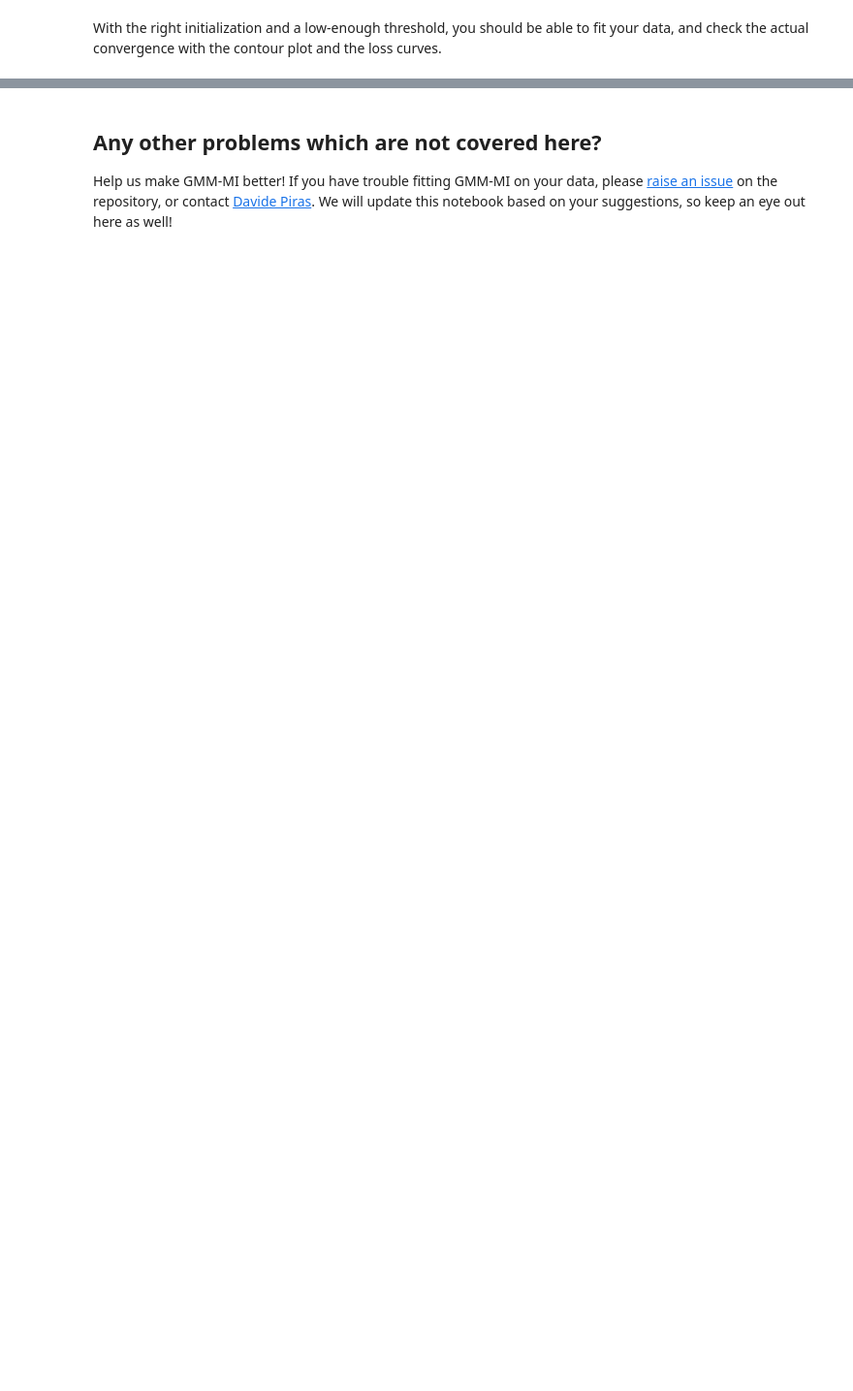
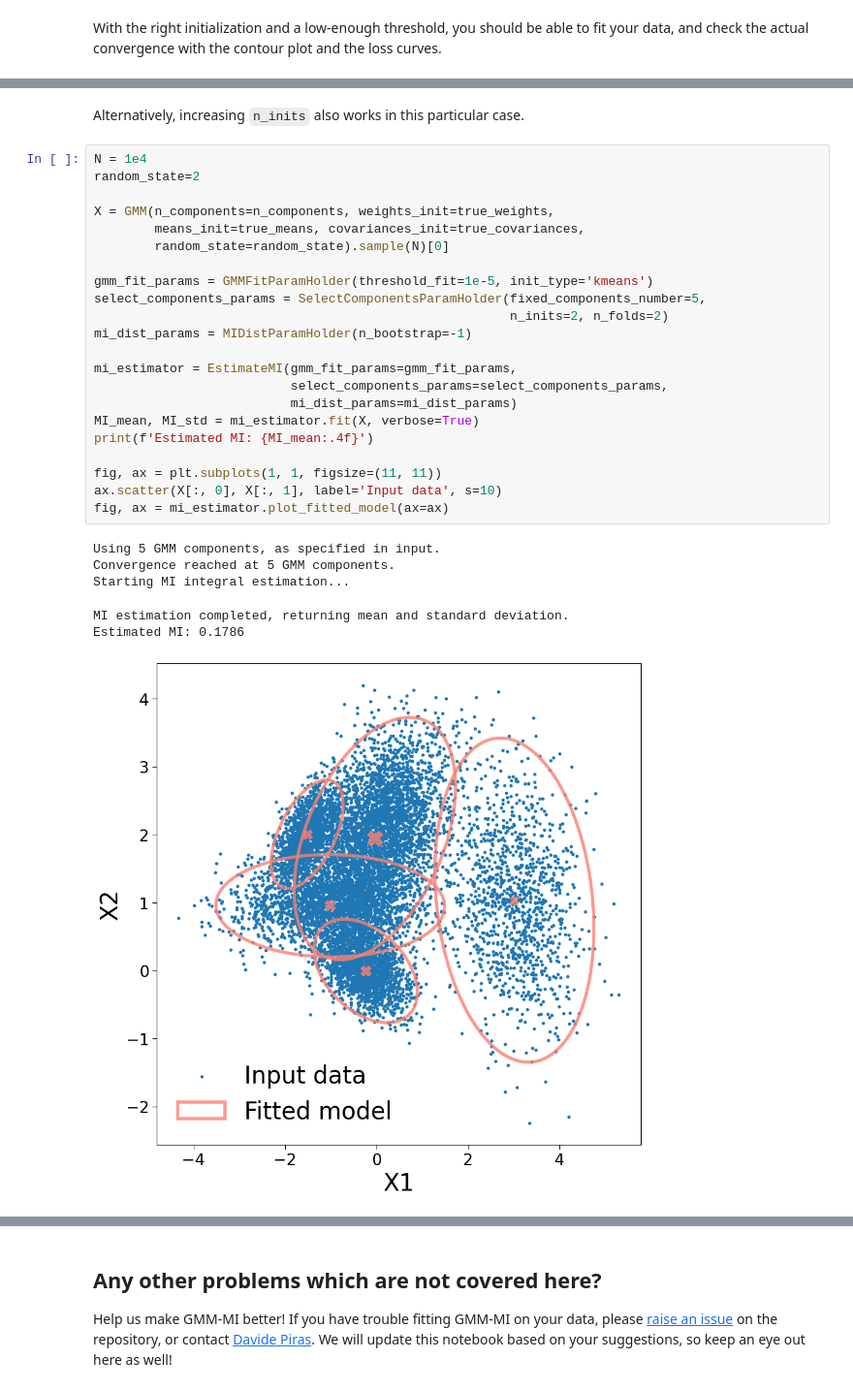
Before and after one commit to dpiras/GMM-MI, a Jupyter notebook: notebooks/walkthrough_and_pitfalls.ipynb, the cells around one changed output, grey strips where cells are left out. Shown at 97% size. Drawn from its saved outputs; the diff is of its cells as text; blank space fills up the shorter version.

```diff
--- a/notebooks/walkthrough_and_pitfalls.ipynb
+++ b/notebooks/walkthrough_and_pitfalls.ipynb
@@ -310 +409,32 @@ With the right initialization and a low-enough threshold, you should be able to
+# %% [markdown]
+Alternatively, increasing `n_inits` also works in this particular case.
+# %%
+N = 1e4
+random_state=2
+
+X = GMM(n_components=n_components, weights_init=true_weights,
+        means_init=true_means, covariances_init=true_covariances,
+        random_state=random_state).sample(N)[0]
+
+gmm_fit_params = GMMFitParamHolder(threshold_fit=1e-5, init_type='kmeans')
+select_components_params = SelectComponentsParamHolder(fixed_components_number=5,
+                                                       n_inits=2, n_folds=2)
+mi_dist_params = MIDistParamHolder(n_bootstrap=-1)
+
+mi_estimator = EstimateMI(gmm_fit_params=gmm_fit_params,
+                          select_components_params=select_components_params,
+                          mi_dist_params=mi_dist_params)
+MI_mean, MI_std = mi_estimator.fit(X, verbose=True)
+print(f'Estimated MI: {MI_mean:.4f}')
+
+fig, ax = plt.subplots(1, 1, figsize=(11, 11))
+ax.scatter(X[:, 0], X[:, 1], label='Input data', s=10)
+fig, ax = mi_estimator.plot_fitted_model(ax=ax)
+# %% [output]
+Using 5 GMM components, as specified in input.
+Convergence reached at 5 GMM components.
+Starting MI integral estimation...
+MI estimation completed, returning mean and standard deviation.
+Estimated MI: 0.1786
+[figure, added]
 # %% [markdown]
```
Also changed, not shown: parts of 46 cells of this notebook.
